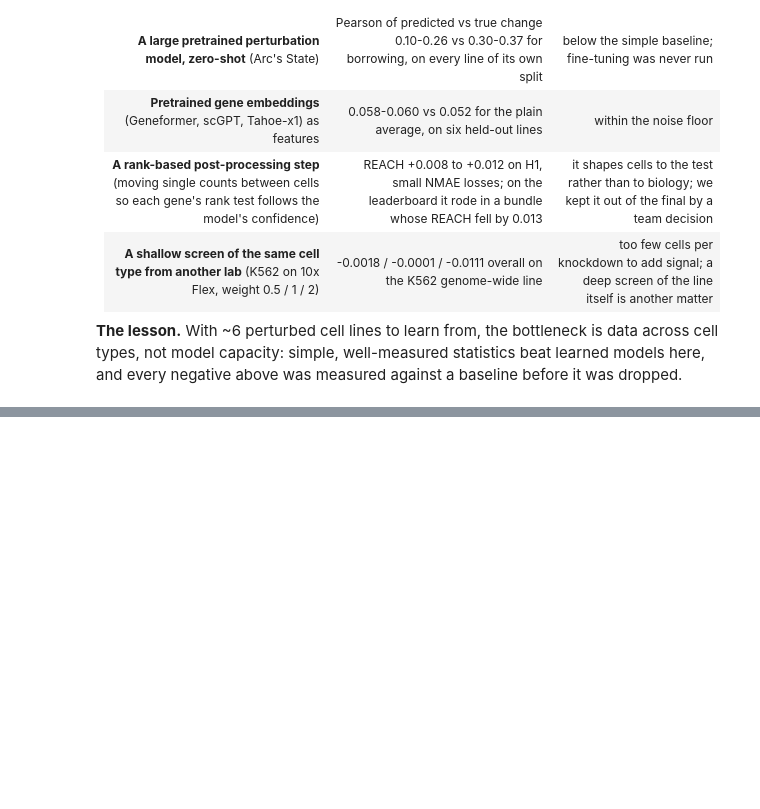
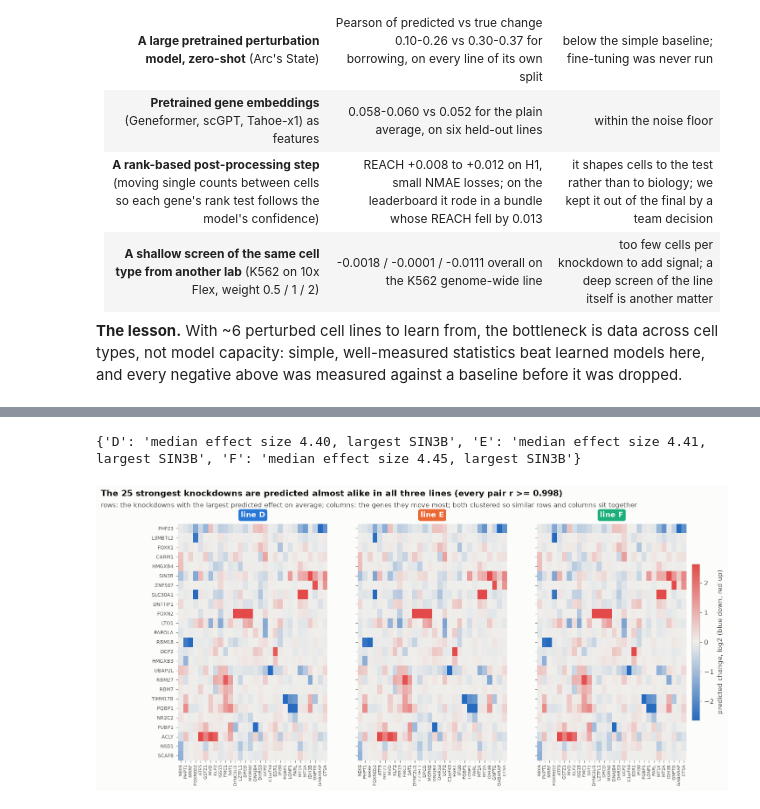
Before and after one commit to helenhenryz/vcc2026-perturbation-prediction, a Jupyter notebook: notebook.ipynb, the cells around one changed output, grey strips where cells are left out. Saved outputs shown, nothing was run; the diff lists cells and outputs as text; code cells hidden in the pictures; blank space fills up the shorter version.

```diff
--- a/notebook.ipynb
+++ b/notebook.ipynb
@@ -1957,0 +2160,63 @@ against a baseline before it was dropped.
+# %%
+if MODE == "FULL":
+    pb = {c: np.vstack([sums13[kix[(c, p)]] for p in perts13]) for c in ctxs13}
+    eff = {}
+    gi13 = {g: i for i, g in enumerate(genes13)}
+    for c in ctxs13:
+        tot = pb[c].sum(1, keepdims=True)
+        exp0 = ctrl13[c][None, :] / ctrl13[c].sum() * tot
+        e = np.log2((pb[c] + 1) / (exp0 + 1))
+        e[:, cpm13[c] <= 20] = 0.0
+        for r, p in enumerate(perts13):
+            if p in gi13:
+                e[r, gi13[p]] = 0.0
+        eff[c] = e
+    size = {c: np.sqrt((eff[c] ** 2).sum(1)) for c in ctxs13}
+    print(
+        {c: f"median effect size {np.median(size[c]):.2f}, largest {perts13[int(np.argmax(size[c]))]}" for c in ctxs13}
+    )
+# %% [output]
+{'D': 'median effect size 4.40, largest SIN3B', 'E': 'median effect size 4.41, largest SIN3B', 'F': 'median effect size 4.45, largest SIN3B'}
+# %%
+if MODE == "FULL":
+    from scipy.cluster.hierarchy import leaves_list, linkage
+
+    # the same 25 knockdowns and 30 genes in every line: the strongest on average over the three lines
+    top_p13 = np.argsort(-np.mean([size[c] for c in ctxs13], 0))[:25]
+    top_g13 = np.argsort(-np.mean([np.abs(eff[c][top_p13]).sum(0) for c in ctxs13], 0))[:30]
+    stack13 = np.hstack([eff[c][np.ix_(top_p13, top_g13)] for c in ctxs13])
+    ro = leaves_list(linkage(stack13, "average", metric="correlation"))
+    co = leaves_list(
+        linkage(np.vstack([eff[c][np.ix_(top_p13, top_g13)] for c in ctxs13]).T, "average", metric="correlation")
+    )
+    lim = float(np.percentile(np.abs(stack13), 98))
+    shown = {c: eff[c][np.ix_(top_p13, top_g13)][np.ix_(ro, co)] for c in ctxs13}
+    rpair = {
+        (a, b): float(np.corrcoef(shown[a].ravel(), shown[b].ravel())[0, 1])
+        for i, a in enumerate(ctxs13)
+        for b in ctxs13[i + 1 :]
+    }
+    fig, axes = plt.subplots(1, len(ctxs13), figsize=(14, 6.4), sharey=True)
+    for ax, c in zip(axes, ctxs13):
+        im = ax.imshow(shown[c], aspect="auto", cmap=CMAP_DIV, vmin=-lim, vmax=lim, interpolation="nearest")
+        ax.set_xticks(range(len(co)), [genes13[top_g13[k]] for k in co], rotation=90, fontsize=6.5)
+        ax.set_title(
+            f"line {c}",
+            fontsize=11,
+            color="#ffffff",
+            loc="center",
+            bbox={"fc": col13[c], "ec": "none", "boxstyle": "round,pad=0.3"},
+        )
+        ax.spines[:].set_visible(False)
+    axes[0].set_yticks(range(len(ro)), [perts13[top_p13[k]] for k in ro], fontsize=7)
+    fig.colorbar(im, ax=axes, fraction=0.015, pad=0.01, label="predicted change, log2 (blue down, red up)")
+    headline(
+        fig,
+        f"The 25 strongest knockdowns are predicted almost alike in all three lines (every pair r >= "
+        f"{min(rpair.values()):.3f})",
+        "rows: the knockdowns with the largest predicted effect on average; columns: the genes they move most; "
+        "both clustered so similar rows and columns sit together",
+    )
+    plt.show()
+# %% [output]
+[figure, added]
```
Also changed, not shown: parts of 10 cells of this notebook.
